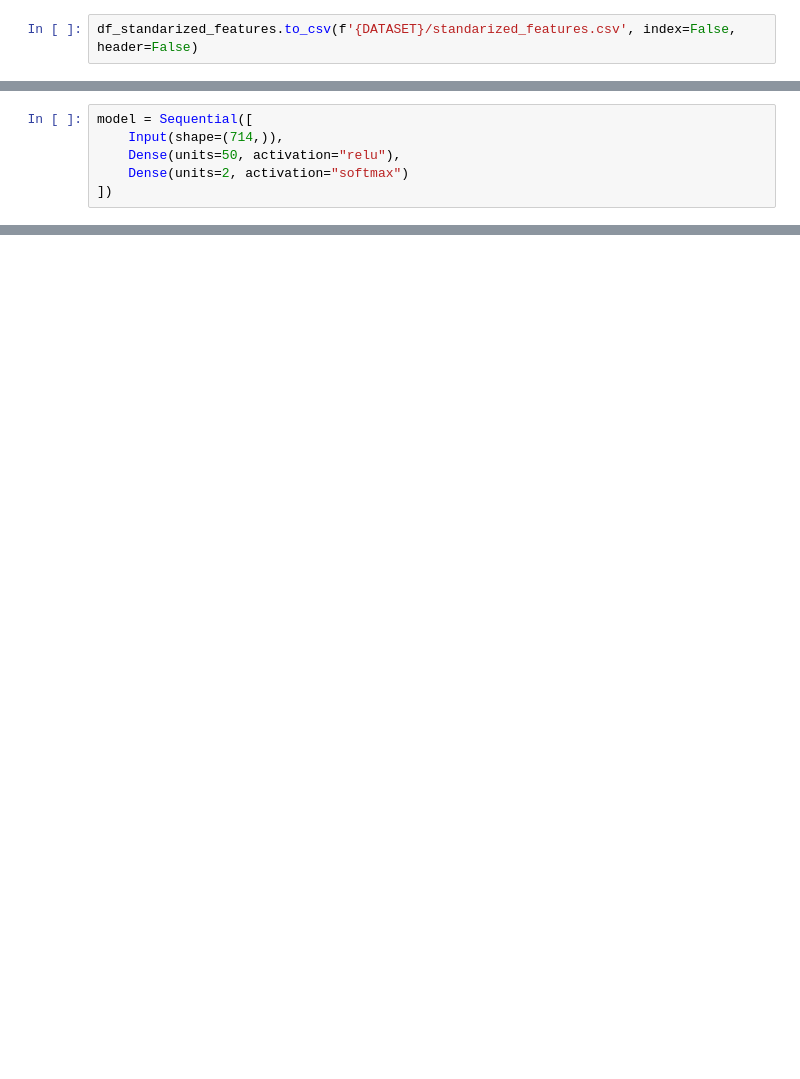
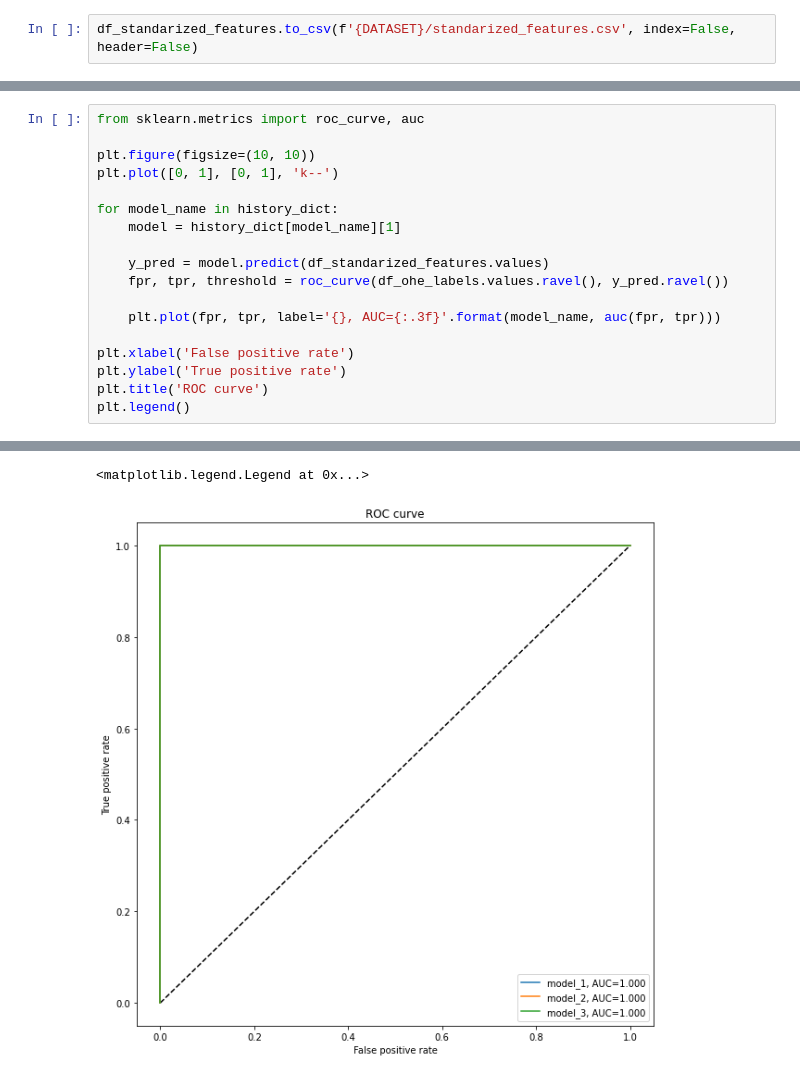
Before and after one commit to saidPolancoUPV/magic-wand-arduino-33-ble-sense, a Jupyter notebook: notebook/magic_wand_model.ipynb, the cells around one changed output, grey strips where cells are left out. Saved outputs shown, nothing was run; the diff lists cells and outputs as text; blank space fills up the shorter version.

```diff
--- a/notebook/magic_wand_model.ipynb
+++ b/notebook/magic_wand_model.ipynb
@@ -131,6 +135,0 @@ from tensorflow.keras.layers import Dense, Input
-# %%
-model = Sequential([
-    Input(shape=(714,)),
-    Dense(units=50, activation="relu"),
-    Dense(units=2, activation="softmax")
-])
@@ -136,0 +228,19 @@ model = Sequential([
+# %%
+from sklearn.metrics import roc_curve, auc
+
+plt.figure(figsize=(10, 10))
+plt.plot([0, 1], [0, 1], 'k--')
+
+for model_name in history_dict:
+    model = history_dict[model_name][1]
+
+    y_pred = model.predict(df_standarized_features.values)
+    fpr, tpr, threshold = roc_curve(df_ohe_labels.values.ravel(), y_pred.ravel())
+
+    plt.plot(fpr, tpr, label='{}, AUC={:.3f}'.format(model_name, auc(fpr, tpr)))
+
+plt.xlabel('False positive rate')
+plt.ylabel('True positive rate')
+plt.title('ROC curve')
+plt.legend()
+# %% [output]
@@ -136,0 +250,2 @@ model = Sequential([
+<matplotlib.legend.Legend at 0x...>
+[figure, added]
```
Also changed, not shown: parts of 13 cells of this notebook, 7 other files.
